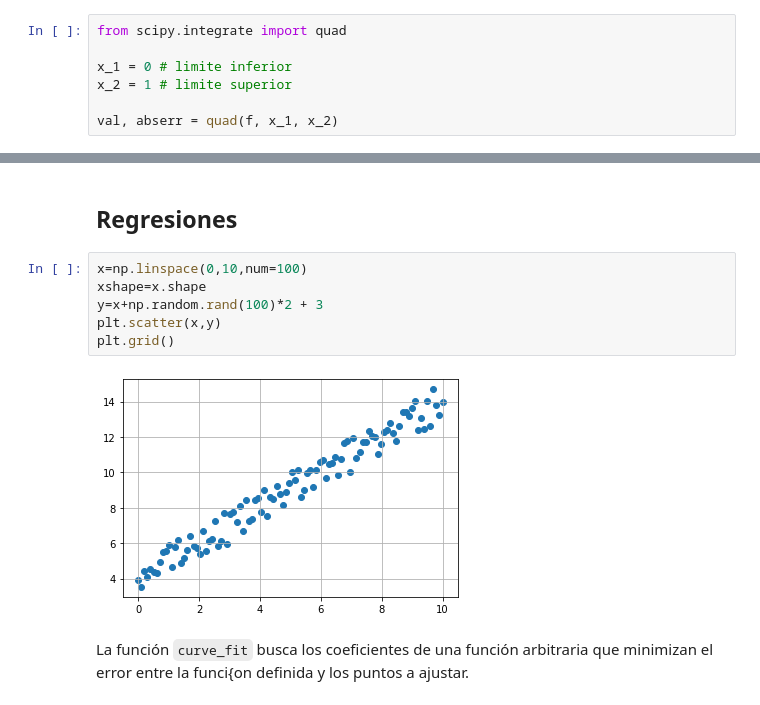
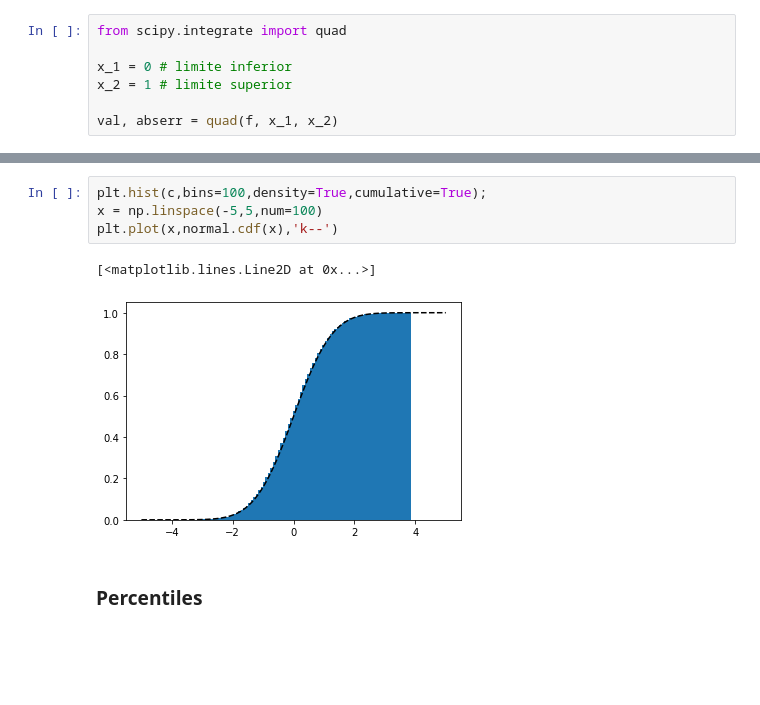
Before and after one commit to roldanlisandro/Fiuba-Geotecnia-ITE1, a Jupyter notebook: Auxiliares/Introduccion_a_Python.ipynb, the cells around one changed output, grey strips where cells are left out. Cells and saved outputs as stored; diff of their text form; blank space fills up the shorter version.

```diff
--- a/Auxiliares/Introduccion_a_Python.ipynb
+++ b/Auxiliares/Introduccion_a_Python.ipynb
@@ -455,12 +427,9 @@ Optimization terminated successfully.
+# %%
+plt.hist(c,bins=100,density=True,cumulative=True);
+x = np.linspace(-5,5,num=100)
+plt.plot(x,normal.cdf(x),'k--')
+# %% [output]
+[<matplotlib.lines.Line2D at 0x...>]
+[figure, added]
 # %% [markdown]
-## Regresiones
+### Percentiles
-# %%
-x=np.linspace(0,10,num=100)
-xshape=x.shape
-y=x+np.random.rand(100)*2 + 3
-plt.scatter(x,y)
-plt.grid()
-# %% [output]
-[figure, removed]
-# %% [markdown]
-La función `curve_fit` busca los coeficientes de una función arbitraria que minimizan el error entre la funci{on definida y los puntos a ajustar.
```
Also changed, not shown: parts of 27 cells of this notebook.
